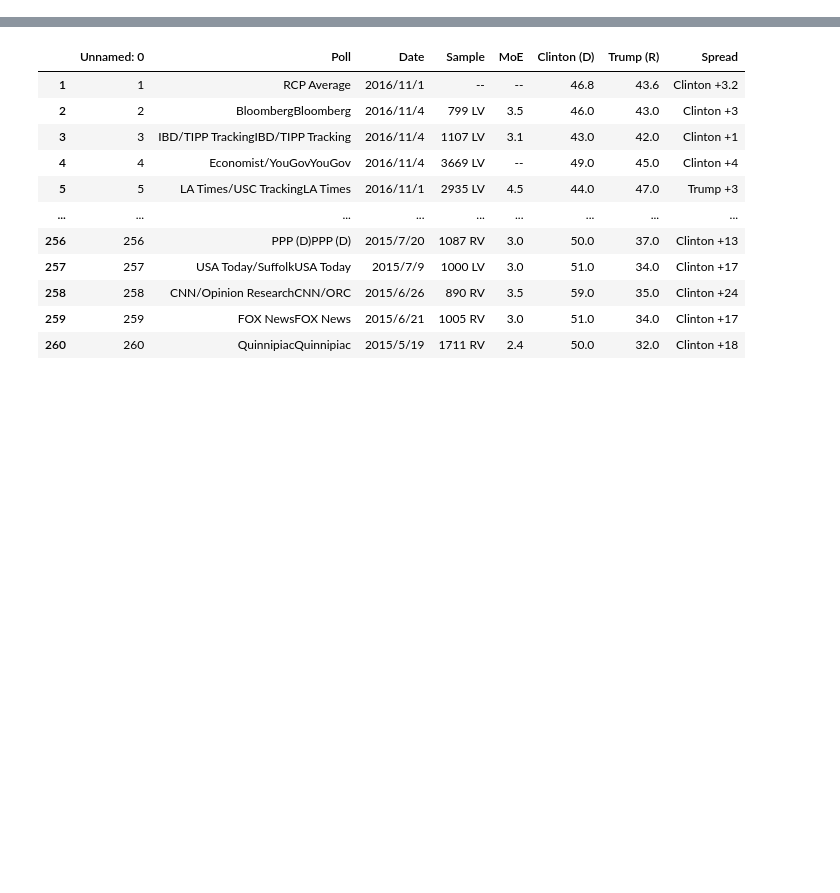
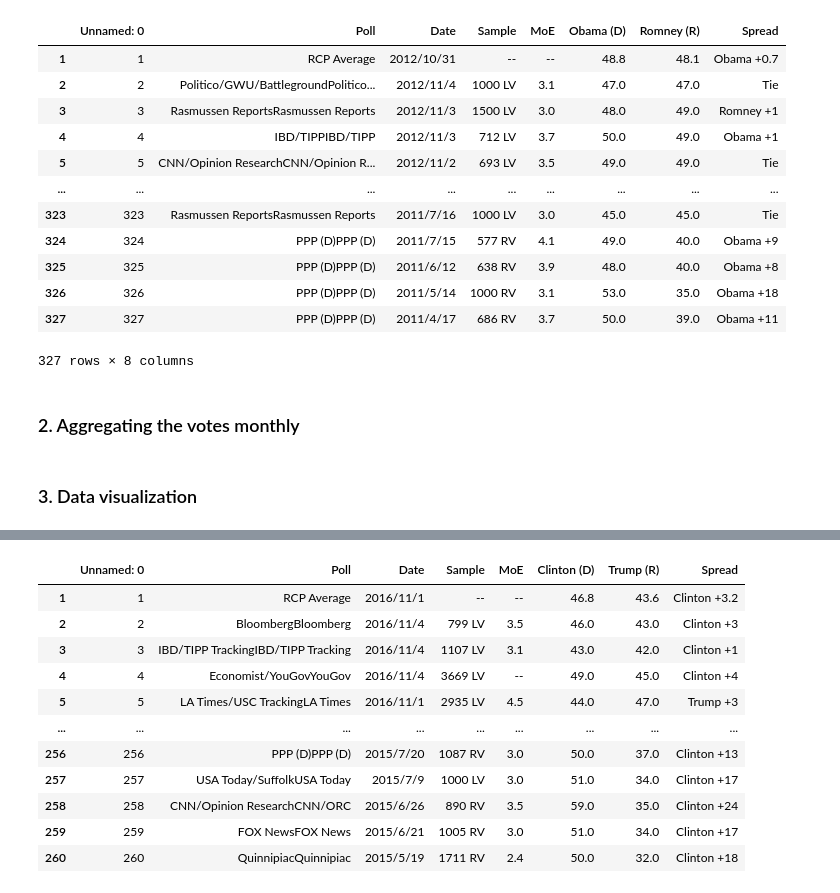
Before and after one commit to epfl-ada/ada-2021-project-sars, a Jupyter notebook: intention_votes.ipynb, the cells around one changed output, grey strips where cells are left out. Saved outputs shown, nothing was run; the diff lists cells and outputs as text; code cells hidden in the pictures; blank space fills up the shorter version.

```diff
--- a/intention_votes.ipynb
+++ b/intention_votes.ipynb
@@ -67,0 +79,19 @@ df_tab_2020  = pd.read_csv("polls_2020.csv")
+# %%
+df_tab_2012 = df_tab_2012.iloc[1:]
+df_tab_2012
+# %% [output]
+|  | Unnamed: 0 | Poll | Date | Sample | MoE | Obama (D) | Romney (R) | Spread |
+| 1 | 1 | RCP Average | 2012/10/31 | -- | -- | 48.8 | 48.1 | Obama +0.7 |
+| 2 | 2 | Politico/GWU/BattlegroundPolitico... | 2012/11/4 | 1000 LV | 3.1 | 47.0 | 47.0 | Tie |
+| 3 | 3 | Rasmussen ReportsRasmussen Reports | 2012/11/3 | 1500 LV | 3.0 | 48.0 | 49.0 | Romney +1 |
+| 4 | 4 | IBD/TIPPIBD/TIPP | 2012/11/3 | 712 LV | 3.7 | 50.0 | 49.0 | Obama +1 |
+| 5 | 5 | CNN/Opinion ResearchCNN/Opinion R... | 2012/11/2 | 693 LV | 3.5 | 49.0 | 49.0 | Tie |
+| ... | ... | ... | ... | ... | ... | ... | ... | ... |
+| 323 | 323 | Rasmussen ReportsRasmussen Reports | 2011/7/16 | 1000 LV | 3.0 | 45.0 | 45.0 | Tie |
+| 324 | 324 | PPP (D)PPP (D) | 2011/7/15 | 577 RV | 4.1 | 49.0 | 40.0 | Obama +9 |
+| 325 | 325 | PPP (D)PPP (D) | 2011/6/12 | 638 RV | 3.9 | 48.0 | 40.0 | Obama +8 |
+| 326 | 326 | PPP (D)PPP (D) | 2011/5/14 | 1000 RV | 3.1 | 53.0 | 35.0 | Obama +18 |
+| 327 | 327 | PPP (D)PPP (D) | 2011/4/17 | 686 RV | 3.7 | 50.0 | 39.0 | Obama +11 |
+327 rows × 8 columns
+# %% [markdown]
+### 2. Aggregating the votes monthly
@@ -67,0 +106,2 @@ df_tab_2020  = pd.read_csv("polls_2020.csv")
+# %% [markdown]
+### 3. Data visualization
```
Also changed, not shown: parts of 32 cells of this notebook.
